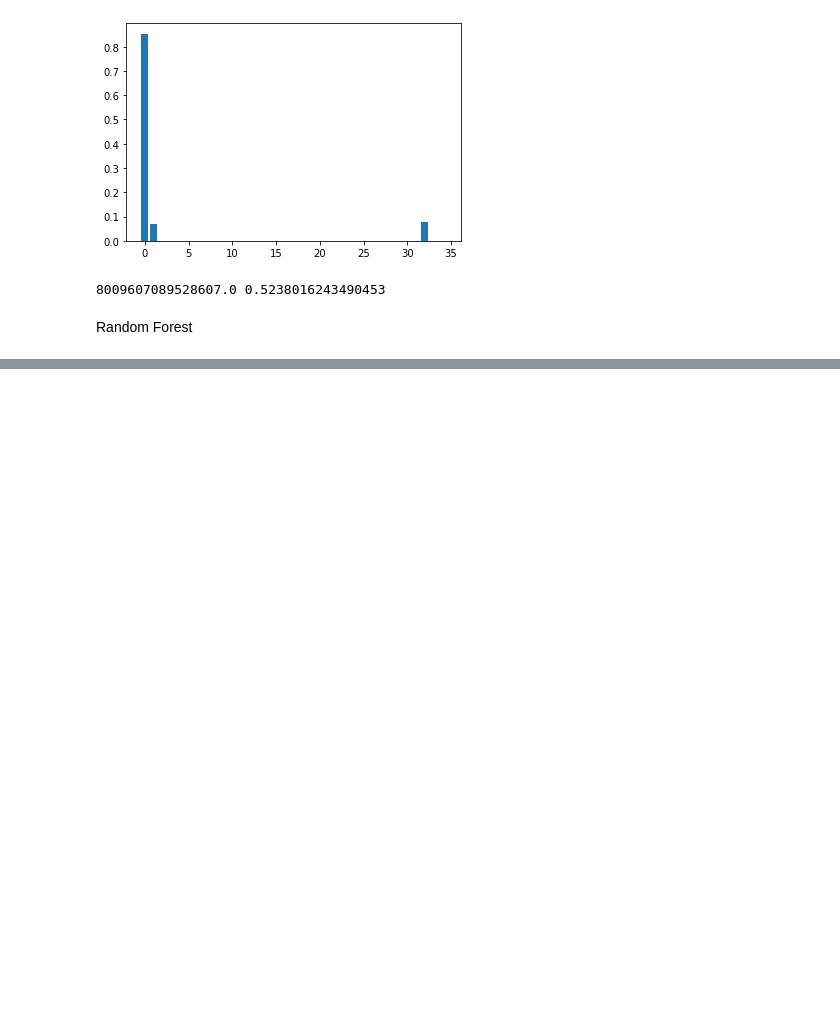
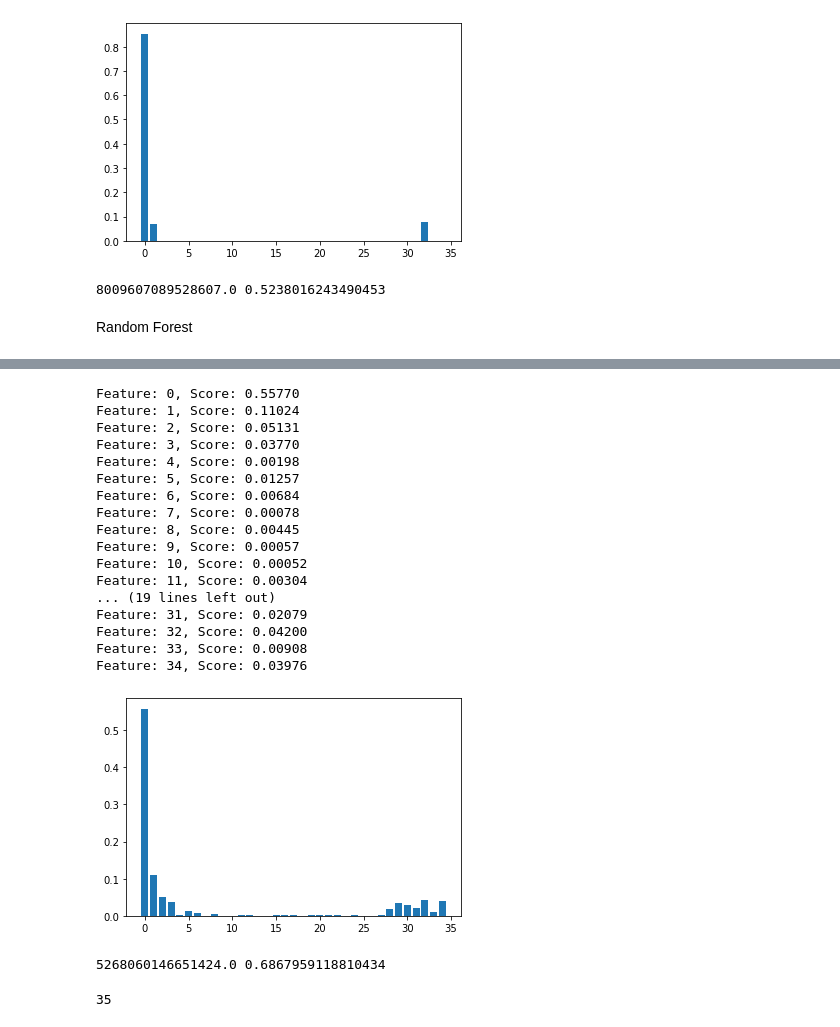
Before and after one commit to giacomobais/Data-WebMining, a Jupyter notebook: Progetto.ipynb, the cells around one changed output, grey strips where cells are left out. Saved outputs shown, nothing was run; the diff lists cells and outputs as text; code cells hidden in the pictures; blank space fills up the shorter version.

```diff
--- a/Progetto.ipynb
+++ b/Progetto.ipynb
@@ -1595,0 +1603,54 @@ rf.score(x_test, y_test)
+# %%
+importance = rf.feature_importances_
+for i,v in enumerate(importance):
+    print('Feature: %0d, Score: %.5f' % (i,v))
+# plot feature importance
+plt.bar([x for x in range(len(importance))], importance)
+plt.show()
+# %% [output]
+Feature: 0, Score: 0.55770
+Feature: 1, Score: 0.11024
+Feature: 2, Score: 0.05131
+Feature: 3, Score: 0.03770
+Feature: 4, Score: 0.00198
+Feature: 5, Score: 0.01257
+Feature: 6, Score: 0.00684
+Feature: 7, Score: 0.00078
+Feature: 8, Score: 0.00445
+Feature: 9, Score: 0.00057
+Feature: 10, Score: 0.00052
+Feature: 11, Score: 0.00304
+... (19 lines left out)
+Feature: 31, Score: 0.02079
+Feature: 32, Score: 0.04200
+Feature: 33, Score: 0.00908
+Feature: 34, Score: 0.03976
+[figure, added]
+# %%
+accuraces = []
+for min_imp in np.arange(0, 0.5, 0.01):
+    sel_features = []
+    for i, x in enumerate(importance):
+        if(x >min_imp):
+            sel_features.append(i)
+
+    x = dataset_mat[:,sel_features]
+    y = dataset_mat[:,35]
+    x_train_80, x_test, y_train_80, y_test = train_test_split(x, y, test_size=0.20, random_state=42)
+    x_train, x_valid, y_train, y_valid = train_test_split(x_train_80, y_train_80, test_size=0.25, random_state=42)
+    rf = RandomForestRegressor(n_estimators=int(best_k))
+    rf.fit(x_train,y_train)
+    test_acc = mean_squared_error(y_true=y_valid, y_pred=rf.predict(x_valid))
+    accuraces.append((rf.score(x_valid, y_valid), sel_features))
+
+best_features = max(accuraces)[1]
+x = dataset_mat[:,best_features]
+x_train, x_test, y_train, y_test = train_test_split(x, y, test_size=0.20, random_state=42)
+rf = RandomForestRegressor(n_estimators=int(best_k))
+rf.fit(x_train, y_train)
+test_acc = mean_squared_error(y_true=y_test, y_pred=rf.predict(x_test))
+print(test_acc, rf.score(x_test, y_test))
+len(best_features)
+# %% [output]
+5268060146651424.0 0.6867959118810434
+35
```
Also changed, not shown: parts of 11 cells of this notebook.
